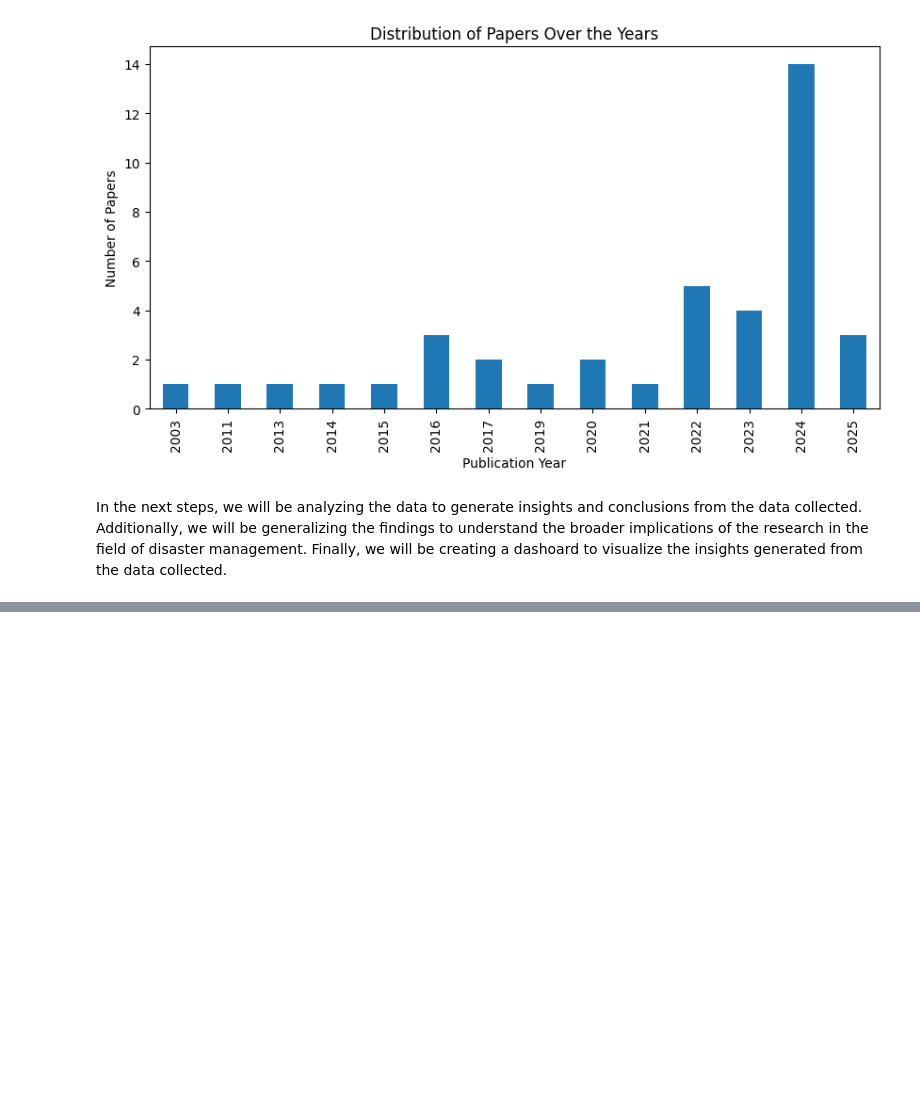
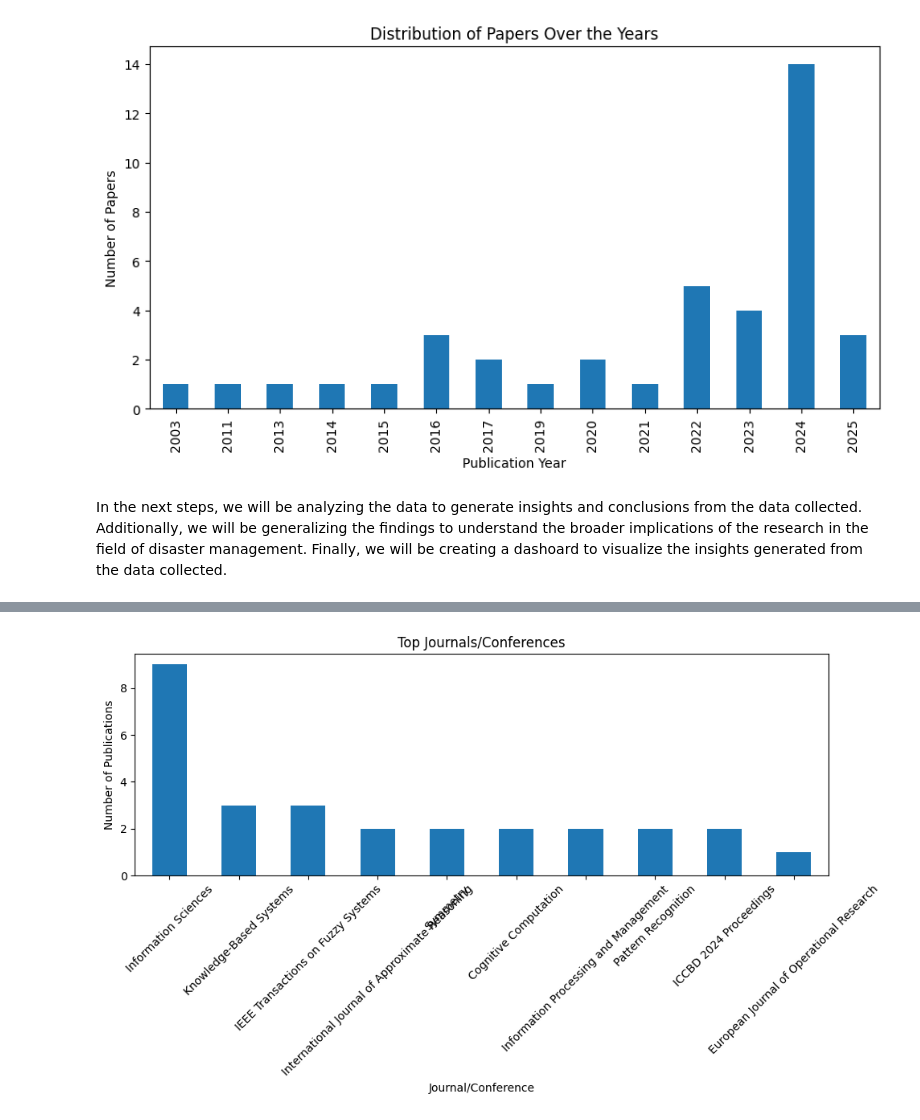
Before and after one commit to kapeesh-kaul/three-way-disaster-app, a Jupyter notebook: server/experiments.ipynb, the cells around one changed output, grey strips where cells are left out. Drawn from its saved outputs; the diff is of its cells as text; code cells hidden in the pictures; blank space fills up the shorter version.

```diff
--- a/server/experiments.ipynb
+++ b/server/experiments.ipynb
@@ -101,0 +149,13 @@ In the next steps, we will be analyzing the data to generate insights and conclu
+# %%
+# Journals/Conferences Distribution
+journal_distribution = papers['Journal/Conference'].value_counts().head(10)
+plt.figure(figsize=(10, 6))
+journal_distribution.plot(kind='bar')
+plt.title('Top Journals/Conferences')
+plt.xlabel('Journal/Conference')
+plt.ylabel('Number of Publications')
+plt.xticks(rotation=45)
+plt.tight_layout()
+plt.show()
+# %% [output]
+[figure, added]
```
Also changed, not shown: parts of 12 cells of this notebook, 6 other files.
